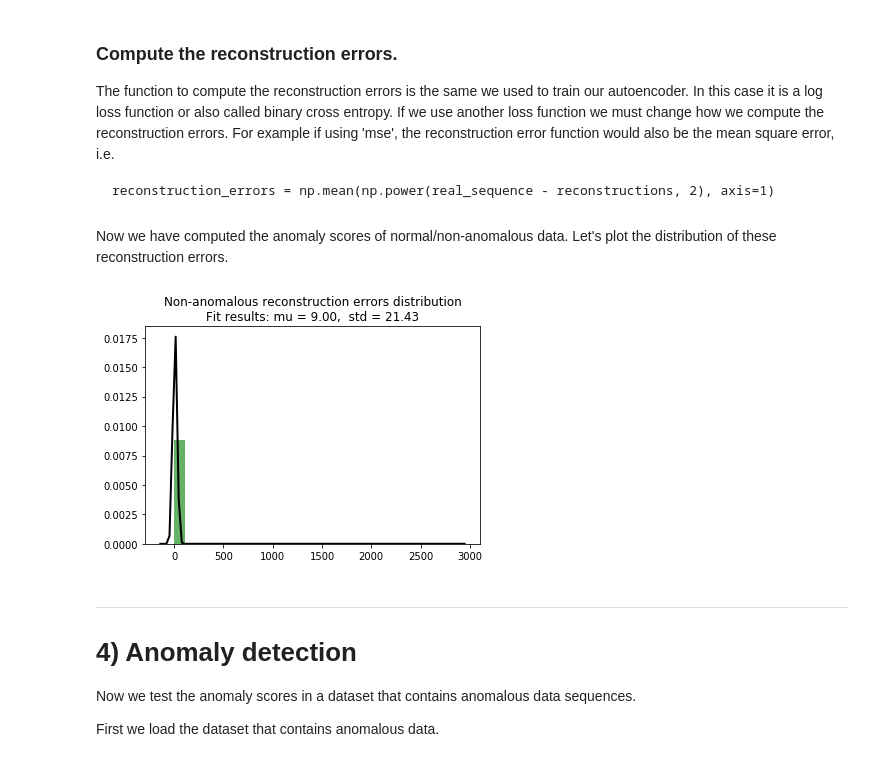
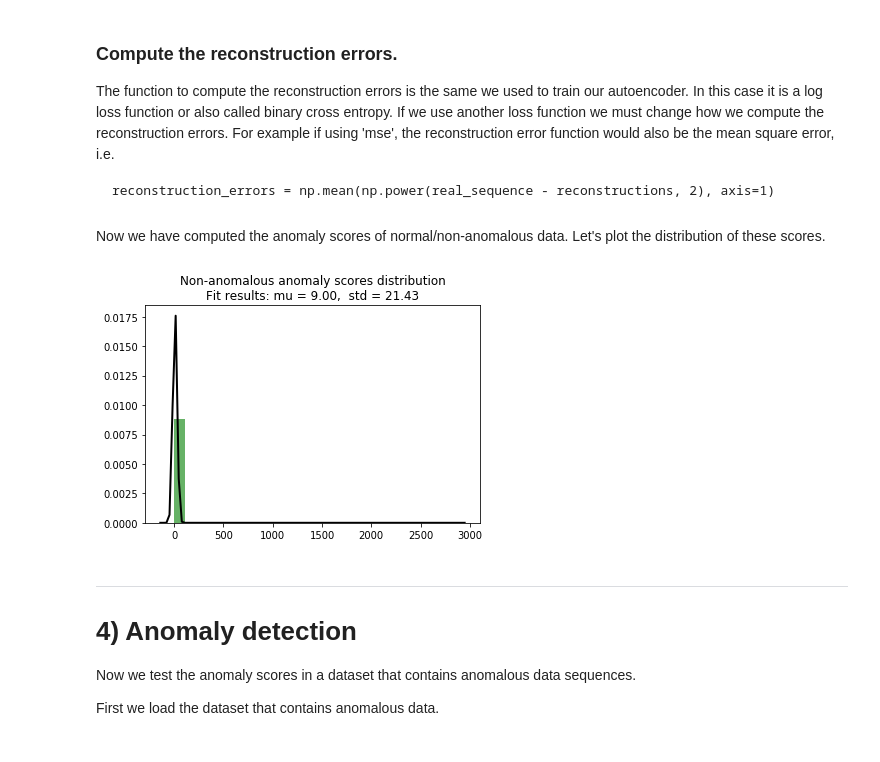
Before and after one commit to novad/ADS_example, a Jupyter notebook: ADS_Autoencoder.ipynb, the cells around one changed output. Saved outputs shown, nothing was run; the diff lists cells and outputs as text; code cells hidden in the pictures.

```diff
--- a/ADS_Autoencoder.ipynb
+++ b/ADS_Autoencoder.ipynb
@@ -330,7 +330,7 @@ with open(filepath, 'wb') as out:
     pickle.dump(results, out, pickle.HIGHEST_PROTOCOL)
 # %% [markdown]
 Now we have computed the anomaly scores of normal/non-anomalous data. Let's plot
-the distribution of these reconstruction errors.
+the distribution of these scores.
 # %%
 def plot_distribution(data, title):
     mu, std = norm.fit(data)
@@ -346,9 +346,9 @@ def plot_distribution(data, title):
 
     plt.show()
 # %%
-plot_distribution(scores, 'Non-anomalous reconstruction errors distribution')
+plot_distribution(scores, 'Non-anomalous anomaly scores distribution')
 # %% [output]
-[figure, old version]
+[figure, new version]
 # %% [markdown]
 _______
 <a id='anomaly'></a>
```
Also changed, not shown: parts of 4 cells of this notebook.
